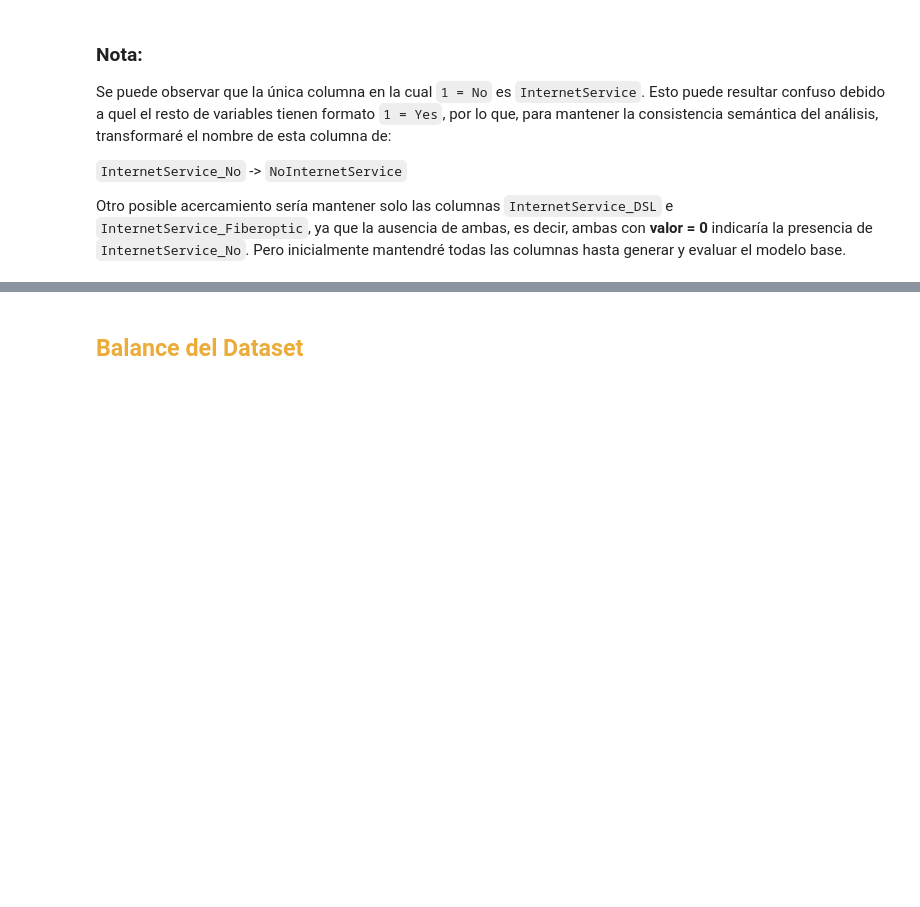
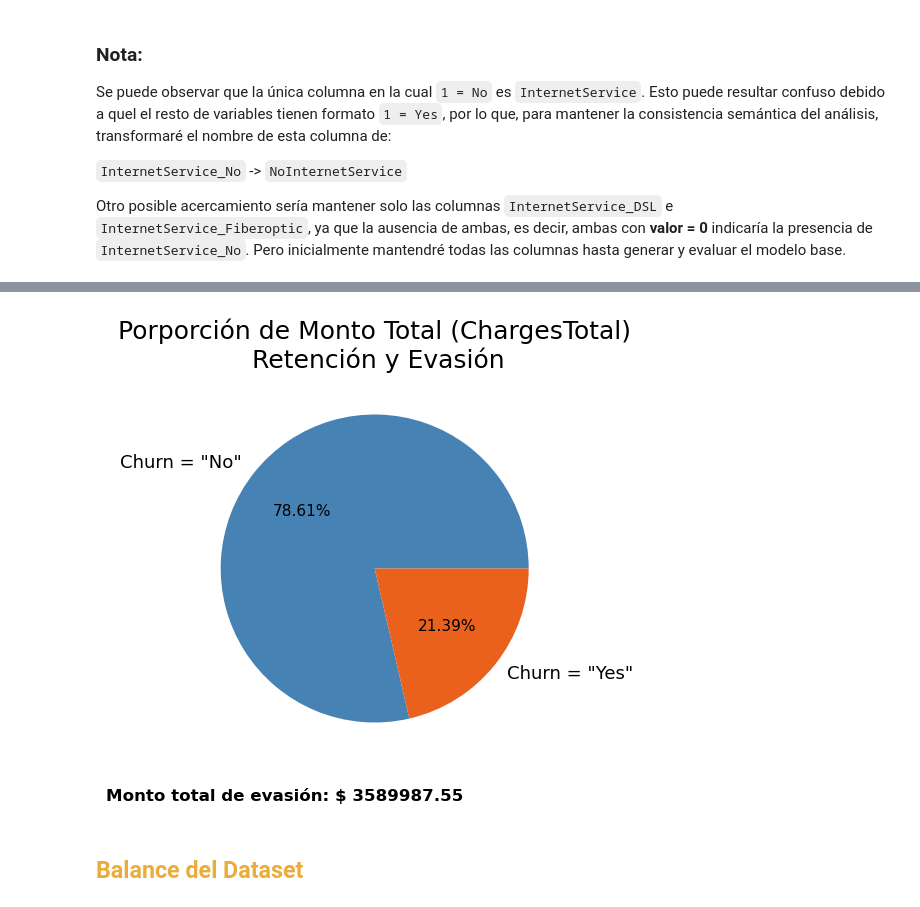
Before and after one commit to ignaciomajo/proyecto_TelecomX_ML, a Jupyter notebook: proyecto_telecomX_ML.ipynb, the cells around one changed output, grey strips where cells are left out. Saved outputs shown, nothing was run; the diff lists cells and outputs as text; code cells hidden in the pictures; blank space fills up the shorter version.

Commit message:
UPDATE proyecto_telecomX_ML.ipynb - CREATE prevencion_churn.ppt

```diff
--- a/proyecto_telecomX_ML.ipynb
+++ b/proyecto_telecomX_ML.ipynb
@@ -607,4 +607,32 @@ df.sample(10)
 10 rows × 27 columns
+# %%
+totales = datos.groupby('Churn')['ChargesTotal'].sum().reset_index()
+churn_yes = totales[totales['Churn'] == 'Yes']
+
+fig, ax = plt.subplots(figsize=(8,5))
+
+wedges, texts, autotexts = ax.pie(data=totales,
+                                  x='ChargesTotal',
+                                  autopct='%1.2f%%',
+                                  labels=['Churn = "No"', 'Churn = "Yes"'],
+                                  colors=churn_colors,
+                                  startangle=0
+                                  )
+for t in texts:
+    t.set_fontsize(13)
+for a in autotexts:
+    a.set_fontsize(11)
+
+plt.title('Porporción de Monto Total (ChargesTotal)\n Retención y Evasión', fontsize=18)
+plt.figtext(0.4, 0.03, f'Monto total de evasión: $ {churn_yes["ChargesTotal"].values[0]}', ha='center', fontsize=12, fontweight='bold')
+
+fig.savefig(IMG_PATH / 'monto_evasion.png',
+            transparent=False,
+            dpi=300,
+            bbox_inches='tight')
+plt.show()
+# %% [output]
+[figure, added]
 # %% [markdown]
 ## <font color='#ebac3a'>**Balance del Dataset**</font>
 # %%
```
Also changed, not shown: parts of 24 cells of this notebook, 20 other files.
